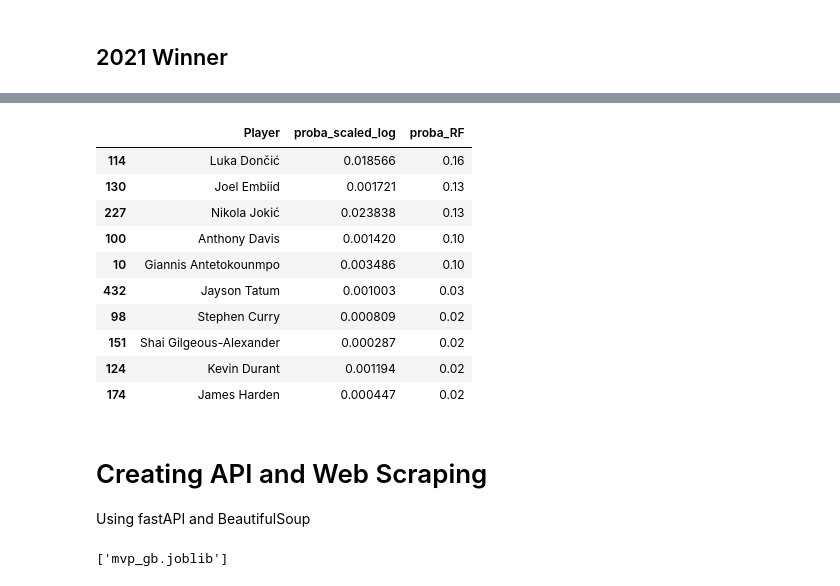
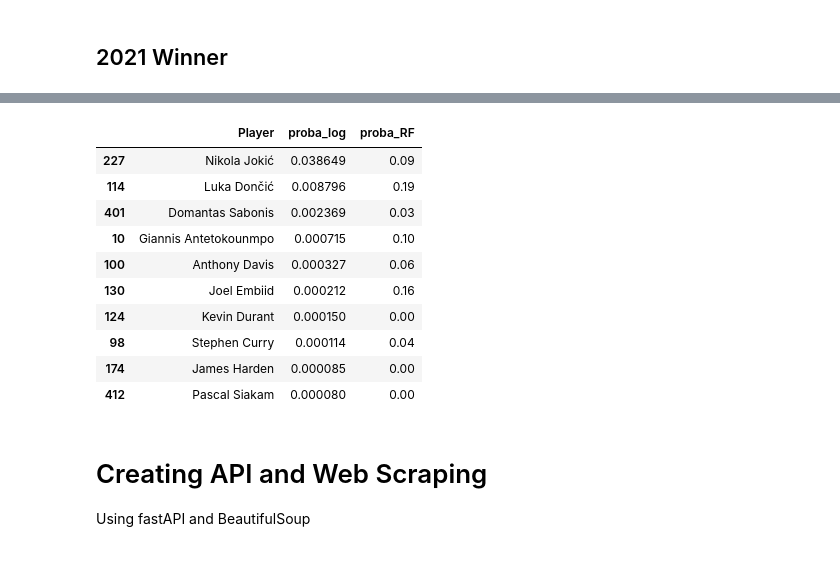
Before and after one commit to jdclifton2/NBAMVPPredictor, a Jupyter notebook: scripts/MVP_Modeling_Clean.ipynb, the cells around one changed output, grey strips where cells are left out. Saved outputs shown, nothing was run; the diff lists cells and outputs as text; code cells hidden in the pictures.

```diff
--- a/scripts/MVP_Modeling_Clean.ipynb
+++ b/scripts/MVP_Modeling_Clean.ipynb
@@ -500,9 +511,9 @@ df_2019.columns
 per_game_cols = ['PTS', 'AST', 'ORB', 'DRB', 'TRB', 'STL', 'BLK', 'TOV', 'PF', 'FGA', 'FG', 'FT', 'FTA', 'MP']
 df_2019 = per_game(df_2019, per_game_cols)
 X = df_2019[['PTSPG', 'ASTPG', 'WS', 'BLKPG', 'DRBPG', 'VORP', 'BPM', 'USG%', 'FGPG']]
-results_scaled_log = hand_select_models['Scaledlogistic']['fitted_model'].predict(X)
+results_scaled_log = hand_select_models['logistic']['fitted_model'].predict(X)
 results_RF = hand_select_models['RandomForestClassifier']['fitted_model'].predict(X)
-proba_scaled_log = hand_select_models['Scaledlogistic']['fitted_model'].predict_proba(X).tolist()
+proba_scaled_log = hand_select_models['logistic']['fitted_model'].predict_proba(X).tolist()
 proba_RF = hand_select_models['RandomForestClassifier']['fitted_model'].predict_proba(X).tolist()
 
 results_gb = hand_select_models['GradientBoostingClassifier']['fitted_model'].predict(X)
@@ -522,9 +533,9 @@ for prob in proba_gb:
     mvp_gb_probs.append(prob[1])
 # print(hand_select_models['Scaledlogistic']['fitted_model'].predict_proba(X).tolist())
 # print(proba_RF)
-df_2019['results_scaled_log'] = results_scaled_log
+df_2019['results_logistic'] = results_scaled_log
 df_2019['results_RF'] = results_RF
-df_2019['proba_scaled_log'] = mvp_log_probs
+df_2019['proba_log'] = mvp_log_probs
 df_2019['proba_RF'] = mvp_rf_probs
 
 df_2019['proba_gb'] = mvp_gb_probs
@@ -594,9 +605,9 @@ df_2020.columns
 per_game_cols = ['PTS', 'AST', 'ORB', 'DRB', 'TRB', 'STL', 'BLK', 'TOV', 'PF', 'FGA', 'FG', 'FT', 'FTA', 'MP']
 df_2020 = per_game(df_2020, per_game_cols)
 X = df_2020[['PTSPG', 'ASTPG', 'WS', 'BLKPG', 'DRBPG', 'VORP', 'BPM', 'USG%', 'FGPG']]
-results_scaled_log = hand_select_models['Scaledlogistic']['fitted_model'].predict(X)
+results_scaled_log = hand_select_models['logistic']['fitted_model'].predict(X)
 results_RF = hand_select_models['RandomForestClassifier']['fitted_model'].predict(X)
-proba_scaled_log = hand_select_models['Scaledlogistic']['fitted_model'].predict_proba(X).tolist()
+proba_scaled_log = hand_select_models['logistic']['fitted_model'].predict_proba(X).tolist()
 proba_RF = hand_select_models['RandomForestClassifier']['fitted_model'].predict_proba(X).tolist()
 results_gb = hand_select_models['GradientBoostingClassifier']['fitted_model'].predict(X)
 proba_gb = hand_select_models['GradientBoostingClassifier']['fitted_model'].predict_proba(X).tolist()
@@ -617,9 +628,9 @@ for prob in proba_gb:
 
 # print(hand_select_models['Scaledlogistic']['fitted_model'].predict_proba(X).tolist())
 # print(proba_RF)
-df_2020['results_scaled_log'] = results_scaled_log
+df_2020['results_log'] = results_scaled_log
 df_2020['results_RF'] = results_RF
-df_2020['proba_scaled_log'] = mvp_log_probs
+df_2020['proba_log'] = mvp_log_probs
 df_2020['proba_RF'] = mvp_rf_probs
 df_2020['proba_gb'] = mvp_gb_probs
 df_2020['results_gb'] = results_gb
@@ -655,9 +666,9 @@ df_2021.columns
 per_game_cols = ['PTS', 'AST', 'ORB', 'DRB', 'TRB', 'STL', 'BLK', 'TOV', 'PF', 'FGA', 'FG', 'FT', 'FTA', 'MP']
 df_2021 = per_game(df_2021, per_game_cols)
 X = df_2021[['PTSPG', 'ASTPG', 'WS', 'BLKPG', 'DRBPG', 'VORP', 'BPM', 'USG%', 'FGPG']]
-results_scaled_log = hand_select_models['Scaledlogistic']['fitted_model'].predict(X)
+results_scaled_log = hand_select_models['logistic']['fitted_model'].predict(X)
 results_RF = hand_select_models['RandomForestClassifier']['fitted_model'].predict(X)
-proba_scaled_log = hand_select_models['Scaledlogistic']['fitted_model'].predict_proba(X).tolist()
+proba_scaled_log = hand_select_models['logistic']['fitted_model'].predict_proba(X).tolist()
 proba_RF = hand_select_models['RandomForestClassifier']['fitted_model'].predict_proba(X).tolist()
 results_gb = hand_select_models['GradientBoostingClassifier']['fitted_model'].predict(X)
 proba_gb = hand_select_models['GradientBoostingClassifier']['fitted_model'].predict_proba(X).tolist()
@@ -678,9 +689,9 @@ for prob in proba_gb:
 
 # print(hand_select_models['Scaledlogistic']['fitted_model'].predict_proba(X).tolist())
 # print(proba_RF)
-df_2021['results_scaled_log'] = results_scaled_log
+df_2021['results_log'] = results_scaled_log
 df_2021['results_RF'] = results_RF
-df_2021['proba_scaled_log'] = mvp_log_probs
+df_2021['proba_log'] = mvp_log_probs
 df_2021['proba_RF'] = mvp_rf_probs
 df_2021['proba_gb'] = mvp_gb_probs
 df_2021['results_gb'] = results_gb
@@ -717,9 +728,9 @@ df_2022.columns
 per_game_cols = ['PTS', 'AST', 'ORB', 'DRB', 'TRB', 'STL', 'BLK', 'TOV', 'PF', 'FGA', 'FG', 'FT', 'FTA', 'MP']
 df_2022 = per_game(df_2022, per_game_cols)
 X = df_2022[['PTSPG', 'ASTPG', 'WS', 'BLKPG', 'DRBPG', 'VORP', 'BPM', 'USG%', 'FGPG']]
-results_scaled_log = hand_select_models['Scaledlogistic']['fitted_model'].predict(X)
+results_scaled_log = hand_select_models['logistic']['fitted_model'].predict(X)
 results_RF = hand_select_models['RandomForestClassifier']['fitted_model'].predict(X)
-proba_scaled_log = hand_select_models['Scaledlogistic']['fitted_model'].predict_proba(X).tolist()
+proba_scaled_log = hand_select_models['logistic']['fitted_model'].predict_proba(X).tolist()
 proba_RF = hand_select_models['RandomForestClassifier']['fitted_model'].predict_proba(X).tolist()
 mvp_log_probs = []
 mvp_rf_probs = []
@@ -730,24 +741,24 @@ for prob in proba_RF:
     mvp_rf_probs.append(prob[1])
 # print(hand_select_models['Scaledlogistic']['fitted_model'].predict_proba(X).tolist())
 # print(proba_RF)
-df_2022['results_scaled_log'] = results_scaled_log
+df_2022['results_log'] = results_scaled_log
 df_2022['results_RF'] = results_RF
-df_2022['proba_scaled_log'] = mvp_log_probs
+df_2022['proba_log'] = mvp_log_probs
 df_2022['proba_RF'] = mvp_rf_probs
 # %%
-df_2022.sort_values(by='proba_RF', ascending=False)[['Player', 'proba_scaled_log', 'proba_RF']].head(10)
+df_2022.sort_values(by='proba_log', ascending=False)[['Player', 'proba_log', 'proba_RF']].head(10)
 # %% [output]
-|  | Player | proba_scaled_log | proba_RF |
-| 114 | Luka Dončić | 0.018566 | 0.16 |
-| 130 | Joel Embiid | 0.001721 | 0.13 |
-| 227 | Nikola Jokić | 0.023838 | 0.13 |
-| 100 | Anthony Davis | 0.001420 | 0.10 |
-| 10 | Giannis Antetokounmpo | 0.003486 | 0.10 |
-| 432 | Jayson Tatum | 0.001003 | 0.03 |
-| 98 | Stephen Curry | 0.000809 | 0.02 |
-| 151 | Shai Gilgeous-Alexander | 0.000287 | 0.02 |
-| 124 | Kevin Durant | 0.001194 | 0.02 |
-| 174 | James Harden | 0.000447 | 0.02 |
+|  | Player | proba_log | proba_RF |
+| 227 | Nikola Jokić | 0.038649 | 0.09 |
+| 114 | Luka Dončić | 0.008796 | 0.19 |
+| 401 | Domantas Sabonis | 0.002369 | 0.03 |
+| 10 | Giannis Antetokounmpo | 0.000715 | 0.10 |
+| 100 | Anthony Davis | 0.000327 | 0.06 |
+| 130 | Joel Embiid | 0.000212 | 0.16 |
+| 124 | Kevin Durant | 0.000150 | 0.00 |
+| 98 | Stephen Curry | 0.000114 | 0.04 |
+| 174 | James Harden | 0.000085 | 0.00 |
+| 412 | Pascal Siakam | 0.000080 | 0.00 |
 # %% [markdown]
 # Creating API and Web Scraping
 
@@ -756,7 +767,3 @@ Using fastAPI and BeautifulSoup
 joblib.dump(hand_select_models['RandomForestClassifier']['fitted_model'], "mvp_random_forest.joblib")
 # %%
 joblib.dump(hand_select_models['Scaledlogistic']['fitted_model'], "mvp_scaled_log.joblib")
-# %%
-joblib.dump(hand_select_models['GradientBoostingClassifier']['fitted_model'], "mvp_gb.joblib")
-# %% [output]
-['mvp_gb.joblib']
```
Also changed, not shown: parts of 47 cells of this notebook, 1 other file.
